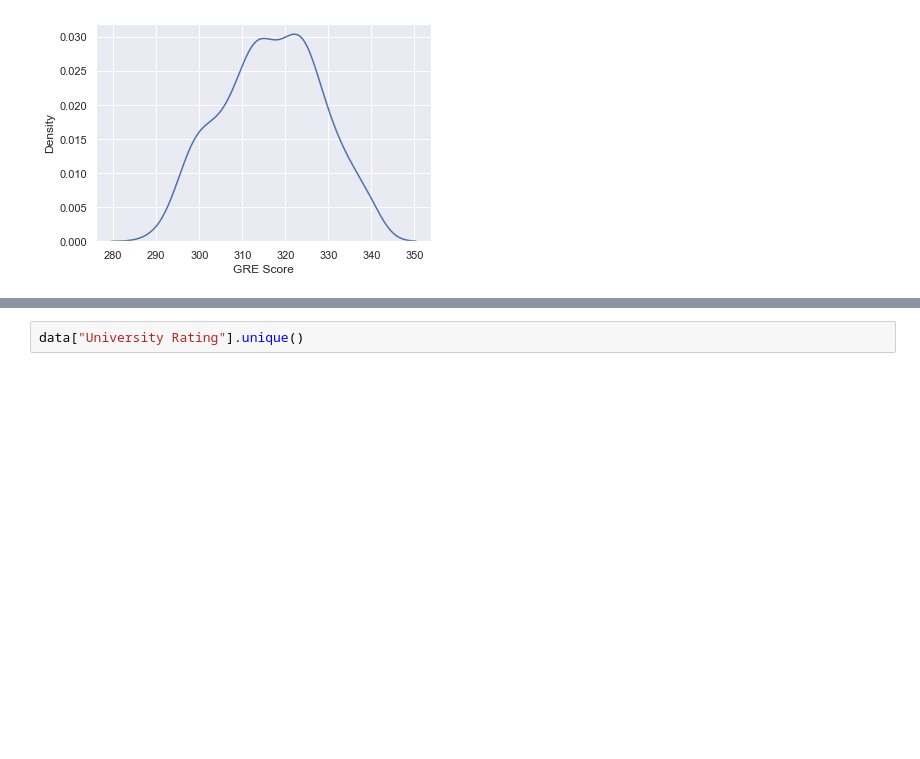
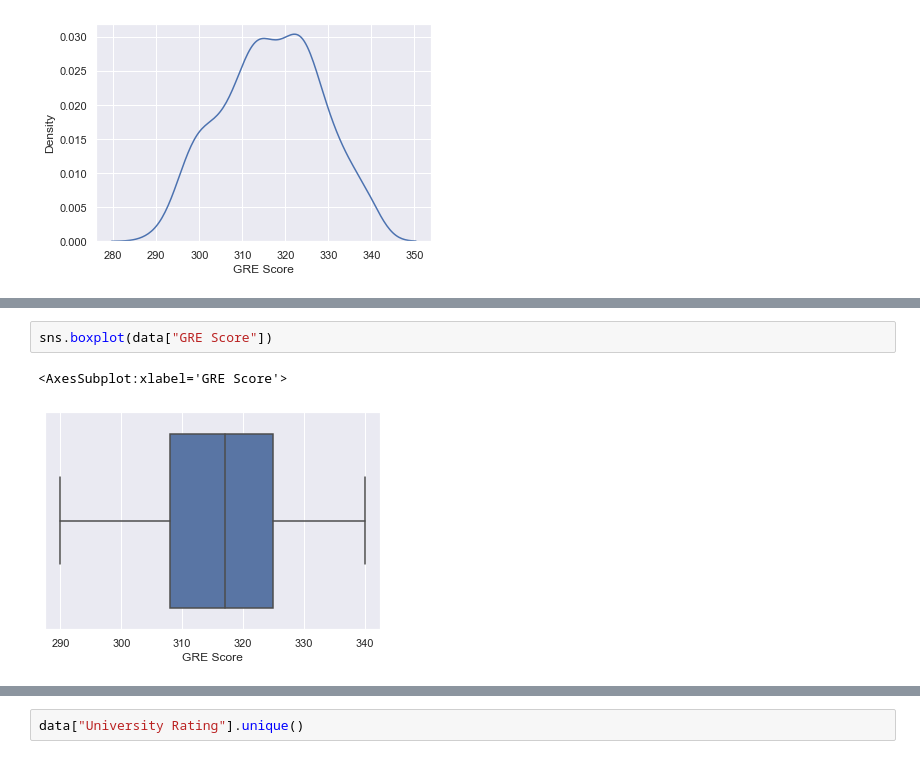
Before and after one commit to Tahereh2/regressions, a Jupyter notebook: admission predict.ipynb, the cells around one changed output, grey strips where cells are left out. Saved outputs shown, nothing was run; the diff lists cells and outputs as text; blank space fills up the shorter version.

```diff
--- a/admission predict.ipynb
+++ b/admission predict.ipynb
@@ -64,0 +72,5 @@ sns.kdeplot(data["GRE Score"])
+# %%
+sns.boxplot(data["GRE Score"])
+# %% [output]
+<AxesSubplot:xlabel='GRE Score'>
+[figure, added]
```
Also changed, not shown: parts of 36 cells of this notebook.
